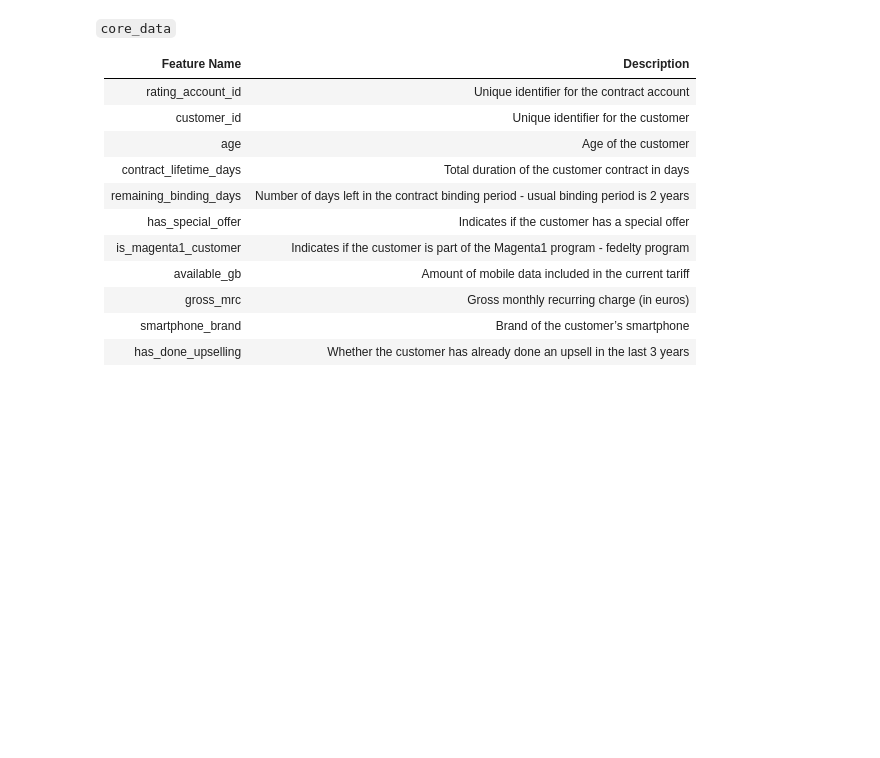
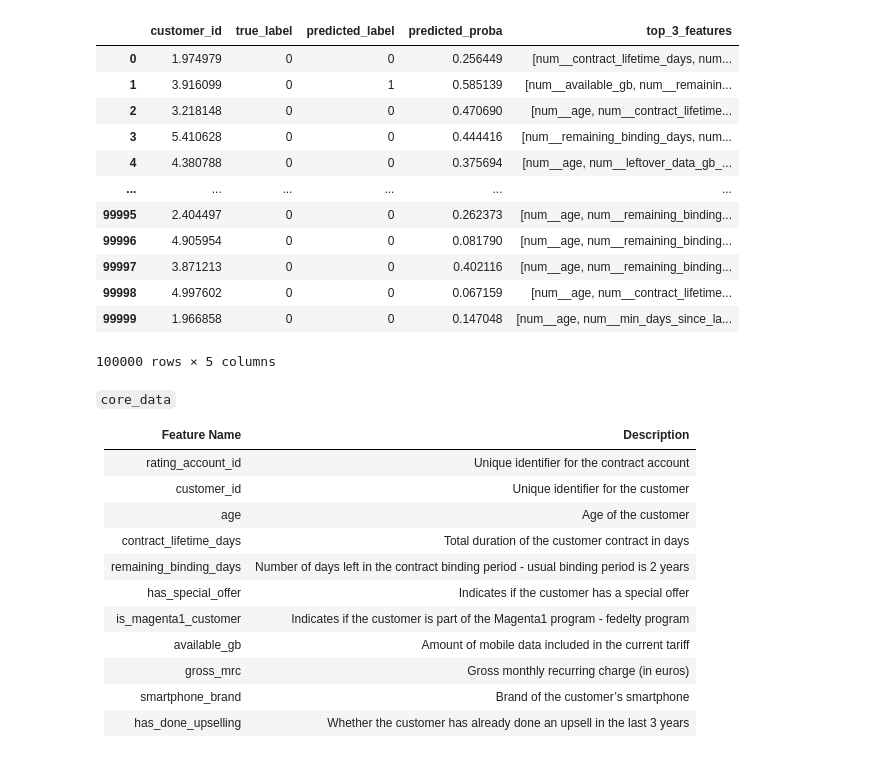
Before and after one commit to walter-gottfried/data-scientist-at-magenta-walter, a Jupyter notebook: notebooks/explore.ipynb, the cells around one changed output. Drawn from its saved outputs; the diff is of its cells as text; code cells hidden in the pictures; blank space fills up the shorter version.

```diff
--- a/notebooks/explore.ipynb
+++ b/notebooks/explore.ipynb
@@ -12,3 +17,21 @@ from code_location_interview.assets.magenta_interview.transform import summarize
+# %%
+predictions = load_artifact("predictions")
+# %%
+predictions
+# %% [output]
+|  | customer_id | true_label | predicted_label | predicted_proba | top_3_features |
+| 0 | 1.974979 | 0 | 0 | 0.256449 | [num__contract_lifetime_days, num... |
+| 1 | 3.916099 | 0 | 1 | 0.585139 | [num__available_gb, num__remainin... |
+| 2 | 3.218148 | 0 | 0 | 0.470690 | [num__age, num__contract_lifetime... |
+| 3 | 5.410628 | 0 | 0 | 0.444416 | [num__remaining_binding_days, num... |
+| 4 | 4.380788 | 0 | 0 | 0.375694 | [num__age, num__leftover_data_gb_... |
+| ... | ... | ... | ... | ... | ... |
+| 99995 | 2.404497 | 0 | 0 | 0.262373 | [num__age, num__remaining_binding... |
+| 99996 | 4.905954 | 0 | 0 | 0.081790 | [num__age, num__remaining_binding... |
+| 99997 | 3.871213 | 0 | 0 | 0.402116 | [num__age, num__remaining_binding... |
+| 99998 | 4.997602 | 0 | 0 | 0.067159 | [num__age, num__contract_lifetime... |
+| 99999 | 1.966858 | 0 | 0 | 0.147048 | [num__age, num__min_days_since_la... |
+100000 rows × 5 columns
 # %% [markdown]
 `core_data`
 
```
Also changed, not shown: parts of 17 cells of this notebook, 6 other files.
